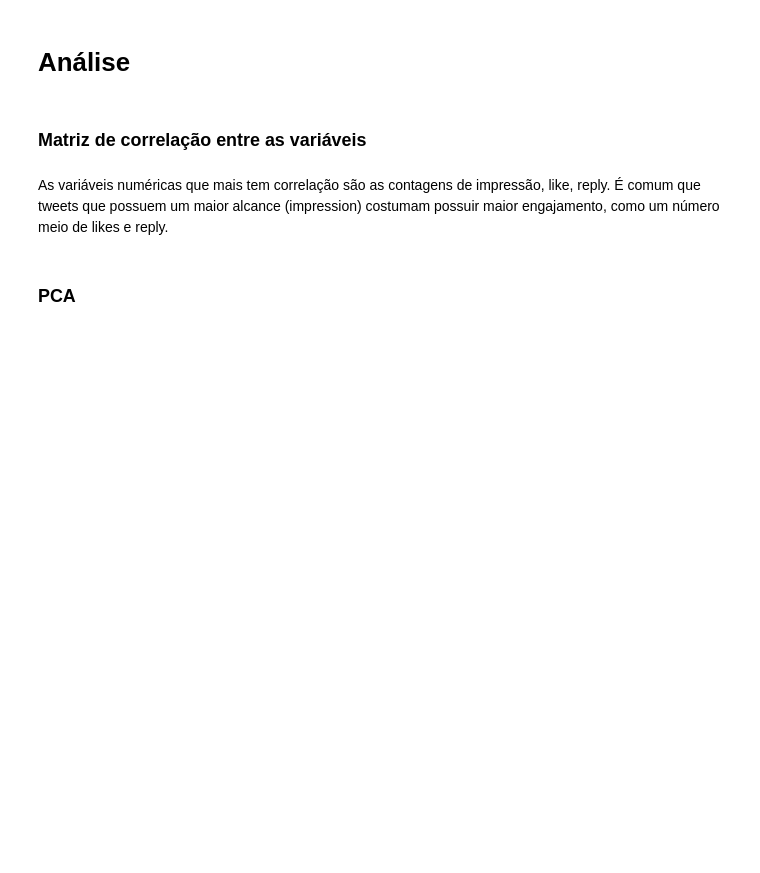
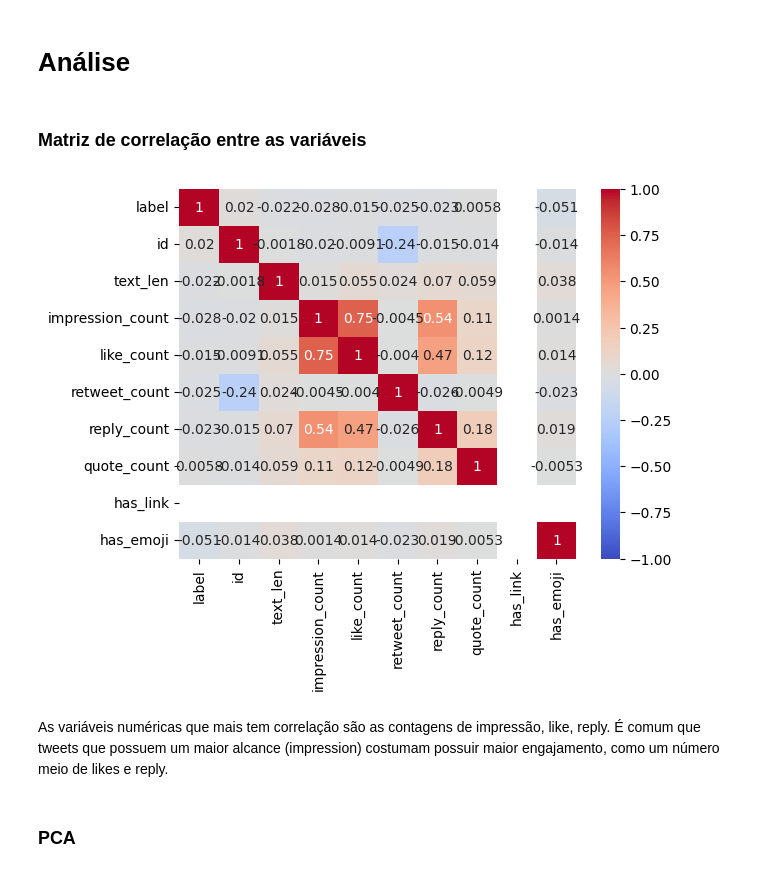
Before and after one commit to leomoreno8/classification-ti26s, a Jupyter notebook: make_df.ipynb, the cells around one changed output. Cells and saved outputs as stored; diff of their text form; code cells hidden in the pictures; blank space fills up the shorter version.

```diff
--- a/make_df.ipynb
+++ b/make_df.ipynb
@@ -121,12 +121,14 @@ A ideia do trabalho é fazer uma classificação se o texto tem preconceito ou n
 ### Matriz de correlação entre as variáveis
 # %%
 # Calculando a matriz de correlação
-matriz_corr = df.corr(numeric_only=True)
+matriz_corr = df_all.corr(numeric_only=True)
 
 # Plotando o mapa de calor com seaborn
 sns.heatmap(matriz_corr, annot=True, cmap='coolwarm', vmin=-1, vmax=1)
 
 plt.show()
+# %% [output]
+[figure, added]
 # %% [markdown]
 As variáveis numéricas que mais tem correlação são as contagens de impressão, like, reply. É comum que tweets que possuem um maior alcance (impression) costumam possuir maior engajamento, como um número meio de likes e reply.
 # %% [markdown]
```
